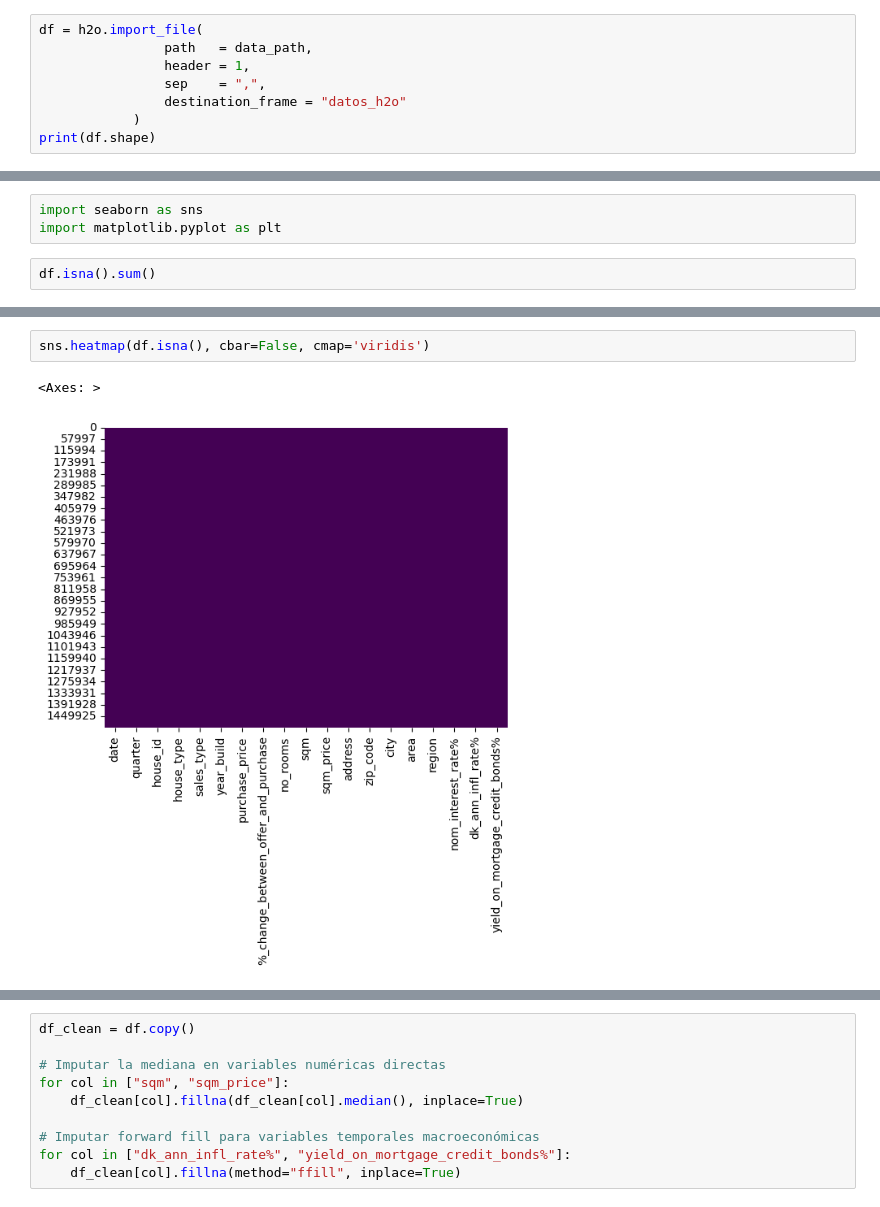
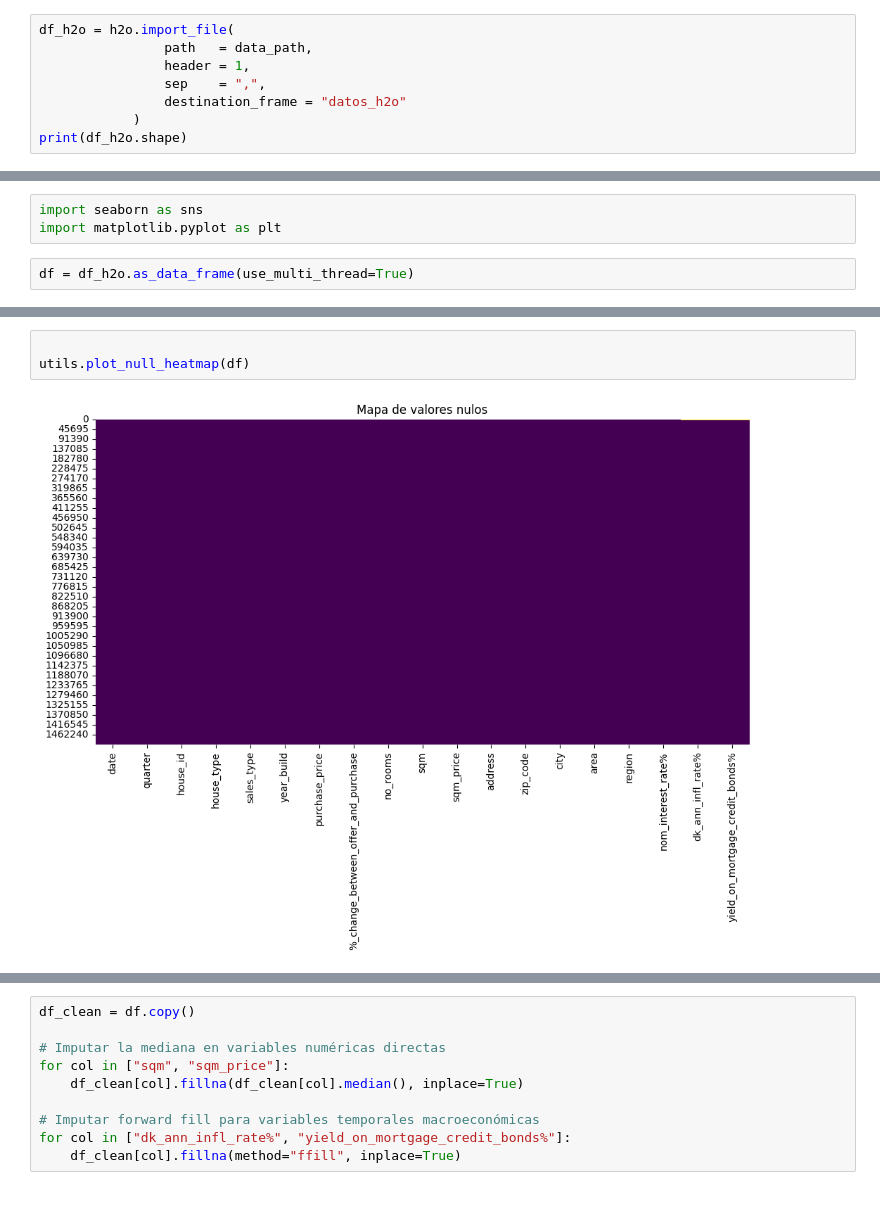
Before and after one commit to R0SEWT/Denmark-HousePrices-Analysis, a Jupyter notebook: notebooks/01_exploracion_eda.ipynb, the cells around one changed output, grey strips where cells are left out. Cells and saved outputs as stored; diff of their text form.

```diff
--- a/notebooks/01_exploracion_eda.ipynb
+++ b/notebooks/01_exploracion_eda.ipynb
@@ -52,11 +54,11 @@ Parse progress: |█████████████████████
 # %%
-df = h2o.import_file(
+df_h2o = h2o.import_file(
                 path   = data_path,
                 header = 1,
                 sep    = ",",
                 destination_frame = "datos_h2o"
             )
-print(df.shape)
+print(df_h2o.shape)
 # %% [output]
 Parse progress: |████████████████████████████████████████████████████████████████| (done) 100%
 (1507908, 19)
@@ -163,5 +194,5 @@ categorical_columns
 import seaborn as sns
 import matplotlib.pyplot as plt
 # %%
-df.isna().sum()
+df = df_h2o.as_data_frame(use_multi_thread=True)
 # %% [output]
@@ -188,6 +200,6 @@ dtype: int64
 # %%
-sns.heatmap(df.isna(), cbar=False, cmap='viridis')
+
+utils.plot_null_heatmap(df)
 # %% [output]
-<Axes: >
-[figure, old version]
+[figure, new version]
 # %%
```
Also changed, not shown: parts of 34 cells of this notebook, 1 other file.
